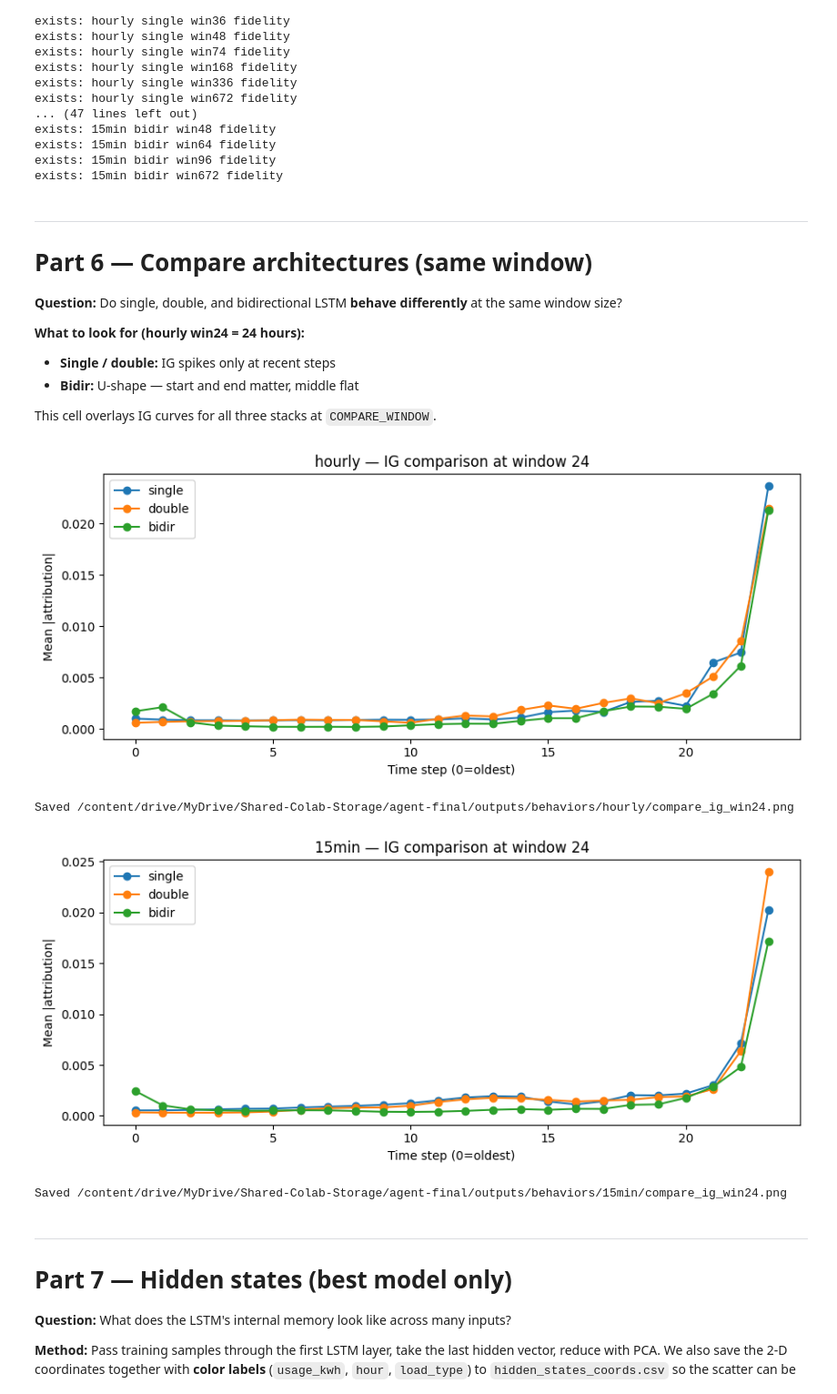
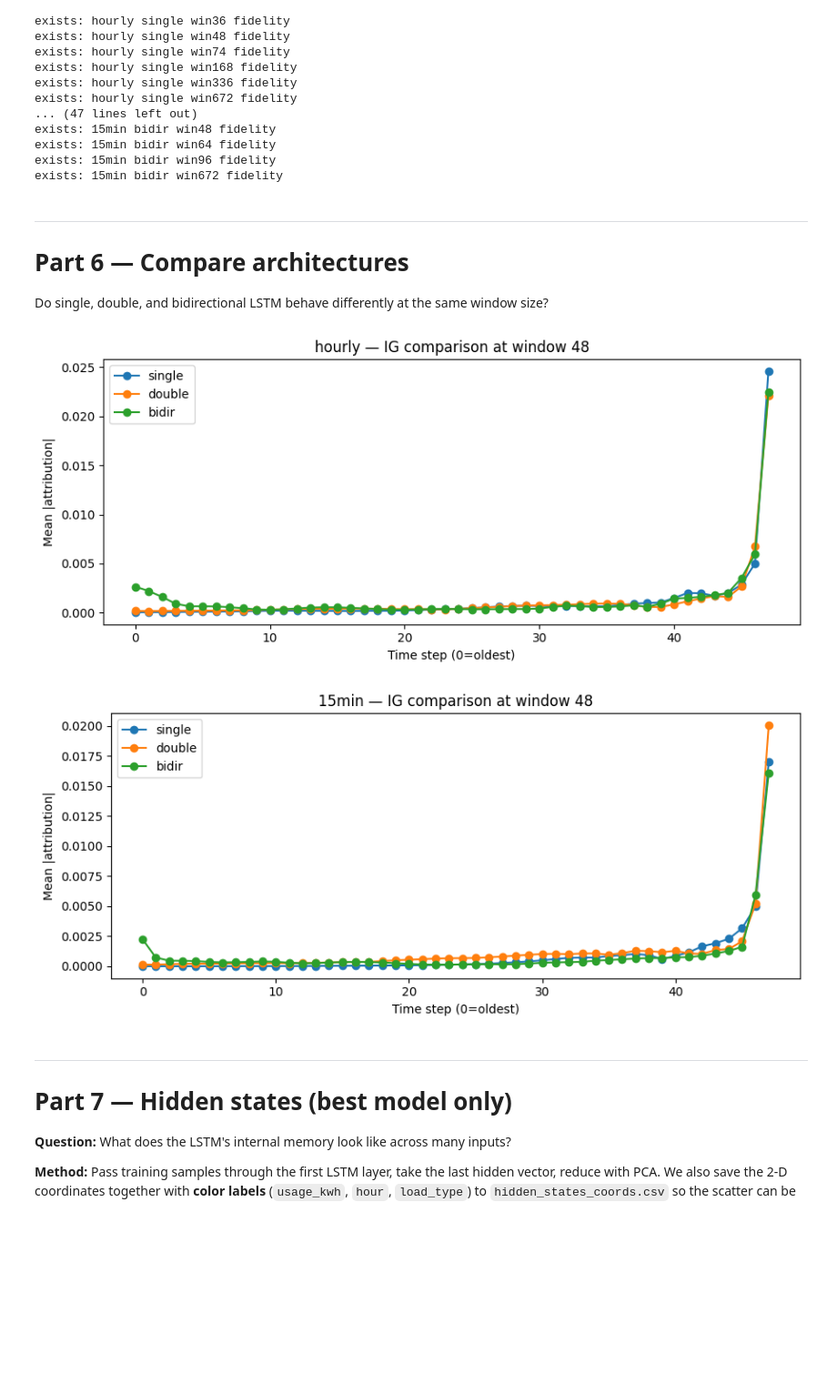
Before and after one commit to Dinith132/steel-industry-energy-consumption, a Jupyter notebook: agent-final/notebooks/behavior_analysis.ipynb, the cells around one changed output. Shown at 91% size. Saved outputs shown, nothing was run; the diff lists cells and outputs as text; code cells hidden in the pictures; blank space fills up the shorter version.

Commit message:
finalizing

```diff
--- a/agent-final/notebooks/behavior_analysis.ipynb
+++ b/agent-final/notebooks/behavior_analysis.ipynb
@@ -345,7 +313,7 @@ for track, info in track_data.items():
             os.makedirs(os.path.join(out_root, stack), exist_ok=True)
             csv_path = os.path.join(out_root, stack, f"win{window}.csv")
             png_path = os.path.join(out_root, stack, f"win{window}.png")
-            if os.path.exists(csv_path) and os.path.exists(png_path) and not FORCE_RECOMPUTE:
+            if os.path.exists(csv_path) and os.path.exists(png_path) :
                 print(f"exists: {track} {stack} win{window} ig")
                 continue
 
@@ -421,7 +384,7 @@ for track, info in track_data.items():
             os.makedirs(os.path.join(out_root, stack), exist_ok=True)
             csv_path = os.path.join(out_root, stack, f"win{window}.csv")
             png_path = os.path.join(out_root, stack, f"win{window}.png")
-            if os.path.exists(csv_path) and os.path.exists(png_path) and not FORCE_RECOMPUTE:
+            if os.path.exists(csv_path) and os.path.exists(png_path) :
                 print(f"exists: {track} {stack} win{window} erasure")
                 continue
 
@@ -486,3 +443,5 @@ Runs for every saved model (needs SHAP from Part 1).
+# %%
+FIDELITY_TOP_K = 5
 # %%
 for track, info in track_data.items():
     paths = info["paths"]
@@ -502,7 +461,7 @@ for track, info in track_data.items():
             os.makedirs(os.path.join(out_root, stack), exist_ok=True)
             csv_path = os.path.join(out_root, stack, f"win{window}.csv")
             png_path = os.path.join(out_root, stack, f"win{window}.png")
-            if os.path.exists(csv_path) and os.path.exists(png_path) and not FORCE_RECOMPUTE:
+            if os.path.exists(csv_path) and os.path.exists(png_path):
                 print(f"exists: {track} {stack} win{window} fidelity")
                 continue
 
@@ -545,6 +504,7 @@ for track, info in track_data.items():
             plt.legend()
             plt.tight_layout()
             plt.savefig(png_path, dpi=120)
+            plt.show()
             plt.close()
 # %% [output]
 exists: hourly single win1 fidelity
@@ -566,52 +526,43 @@ exists: 15min bidir win96 fidelity
 exists: 15min bidir win672 fidelity
 # %% [markdown]
 ---
-# Part 6 — Compare architectures (same window)
+# Part 6 — Compare architectures
 
-**Question:** Do single, double, and bidirectional LSTM **behave differently** at the same window size?
-
-**What to look for (hourly win24 = 24 hours):**
-- **Single / double:** IG spikes only at recent steps
-- **Bidir:** U-shape — start and end matter, middle flat
-
-This cell overlays IG curves for all three stacks at `COMPARE_WINDOW`.
+Do single, double, and bidirectional LSTM behave differently at the same window size?
 # %%
 for track, info in track_data.items():
     paths = info["paths"]
-    window = COMPARE_WINDOW
+    window = 48
     if window not in WINDOWS[track]:
         print(f"Skip compare for {track}: win{window} not in window list")
         continue
 
     plt.figure(figsize=(9, 4))
     found = 0
     for stack in STACKS:
         csv_path = os.path.join(paths["behaviors"], "ig", stack, f"win{window}.csv")
         if not os.path.exists(csv_path):
             continue
         d = pd.read_csv(csv_path)
         plt.plot(d["step"], d["mean_abs_attr"], "o-", label=stack)
         found += 1
 
     if found == 0:
         plt.close()
         print(f"No IG files for {track} win{window} — run Part 3 first")
         continue
 
     plt.xlabel("Time step (0=oldest)")
     plt.ylabel("Mean |attribution|")
     plt.title(f"{track} — IG comparison at window {window}")
     plt.legend()
     plt.tight_layout()
     out = os.path.join(paths["behaviors"], f"compare_ig_win{window}.png")
     plt.savefig(out, dpi=120)
     plt.show()
-    print("Saved", out)
 # %% [output]
-[figure, old version]
+[figure, new version]
-Saved /content/drive/MyDrive/Shared-Colab-Storage/agent-final/outputs/behaviors/hourly/compare_ig_win24.png
-[figure, old version]
+[figure, new version]
-Saved /content/drive/MyDrive/Shared-Colab-Storage/agent-final/outputs/behaviors/15min/compare_ig_win24.png
 # %% [markdown]
 ---
 # Part 7 — Hidden states (best model only)
```
Also changed, not shown: parts of 16 cells of this notebook, 41 other files.
